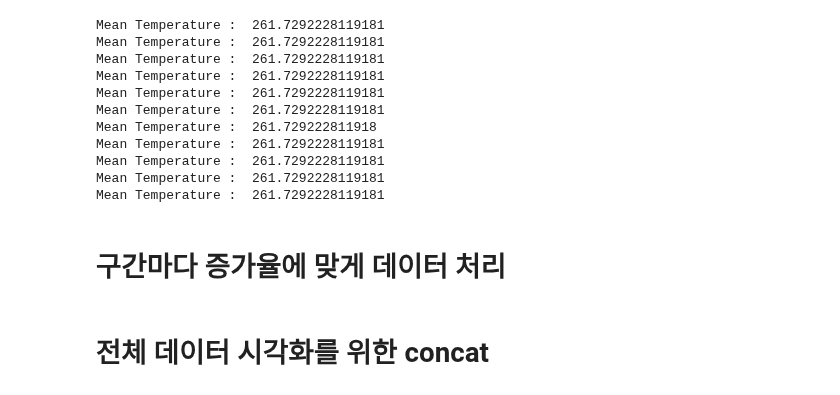
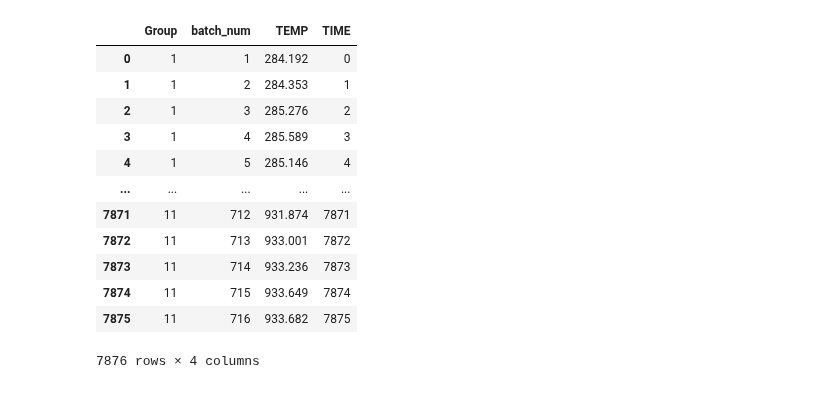
Before and after one commit to ksh914/hanhwa, a Jupyter notebook: 10_16.ipynb, the cells around one changed output. Cells and saved outputs as stored; diff of their text form; code cells hidden in the pictures.

```diff
--- a/10_16.ipynb
+++ b/10_16.ipynb
@@ -88,17 +121,0 @@ slope = dx_hour * 2
-# %%
-for i in range(1,12):
-    print('Mean Temperature : ', globals()['group_'+str(i)]['mean_temp'].mean())
-# %% [output]
-Mean Temperature :  261.7292228119181
-Mean Temperature :  261.7292228119181
-Mean Temperature :  261.7292228119181
-Mean Temperature :  261.7292228119181
-Mean Temperature :  261.7292228119181
-Mean Temperature :  261.7292228119181
-Mean Temperature :  261.729222811918
-Mean Temperature :  261.7292228119181
-Mean Temperature :  261.7292228119181
-Mean Temperature :  261.7292228119181
-Mean Temperature :  261.7292228119181
-# %% [markdown]
-# 구간마다 증가율에 맞게 데이터 처리
@@ -109,2 +121,0 @@ for i in range(2,12):
-# %% [markdown]
-# 전체 데이터 시각화를 위한 concat
@@ -126,0 +122,16 @@ df = tmp
+# %%
+df
+# %% [output]
+|  | Group | batch_num | TEMP | TIME |
+| 0 | 1 | 1 | 284.192 | 0 |
+| 1 | 1 | 2 | 284.353 | 1 |
+| 2 | 1 | 3 | 285.276 | 2 |
+| 3 | 1 | 4 | 285.589 | 3 |
+| 4 | 1 | 5 | 285.146 | 4 |
+| ... | ... | ... | ... | ... |
+| 7871 | 11 | 712 | 931.874 | 7871 |
+| 7872 | 11 | 713 | 933.001 | 7872 |
+| 7873 | 11 | 714 | 933.236 | 7873 |
+| 7874 | 11 | 715 | 933.649 | 7874 |
+| 7875 | 11 | 716 | 933.682 | 7875 |
+7876 rows × 4 columns
```
Also changed, not shown: parts of 16 cells of this notebook.
